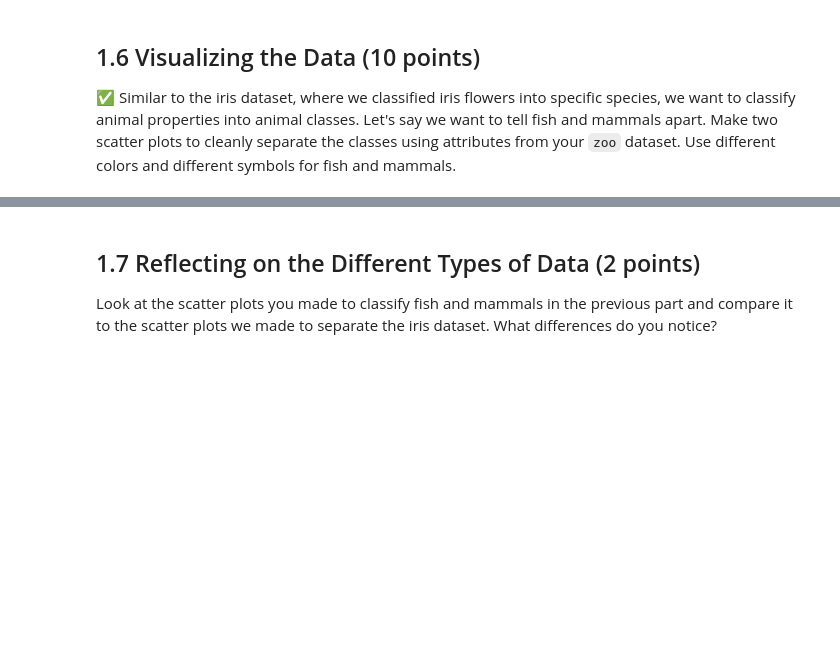
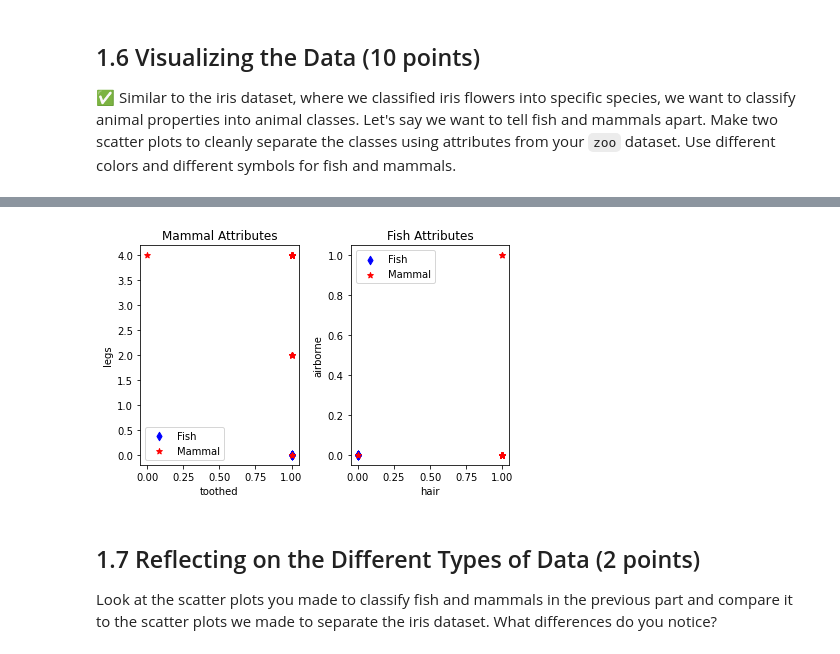
Before and after one commit to NickCoder27/CMSE202-s23-turnin, a Jupyter notebook: hw-02/Balesky_HW-02_PandasAndObjects-STUDENT_v1.ipynb, the cells around one changed output, grey strips where cells are left out. Saved outputs shown, nothing was run; the diff lists cells and outputs as text; code cells hidden in the pictures; blank space fills up the shorter version.

```diff
--- a/hw-02/Balesky_HW-02_PandasAndObjects-STUDENT_v1.ipynb
+++ b/hw-02/Balesky_HW-02_PandasAndObjects-STUDENT_v1.ipynb
@@ -231,3 +148,28 @@ array([[<AxesSubplot:xlabel='hair', ylabel='hair'>,
+# %%
+import matplotlib.pyplot as plt
+
+fish = zoo[zoo["class_type"] == 4]
+mammal = zoo[zoo["class_type"] == 1]
+
+plt.subplot(1,2,1)
+plt.scatter(fish["toothed"], fish["legs"], color = "blue", label = "Fish", marker = "d")
+plt.scatter(mammal["toothed"], mammal["legs"], color = "red", label = "Mammal", marker = "*")
+plt.xlabel("toothed")
+plt.ylabel("legs")
+plt.title("Mammal Attributes")
+plt.legend()
+
+plt.subplot(1,2,2)
+plt.scatter(fish["hair"], fish["airborne"], color = "blue", label = "Fish", marker = "d")
+plt.scatter(mammal["hair"], mammal["airborne"], color = "red", label = "Mammal", marker = "*")
+plt.xlabel("hair")
+plt.ylabel("airborne")
+plt.title("Fish Attributes")
+plt.legend()
+
+plt.tight_layout()
+# %% [output]
+[figure, added]
 # %% [markdown]
 ## 1.7 Reflecting on the Different Types of Data (2 points)
 
```
Also changed, not shown: parts of 13 cells of this notebook.
